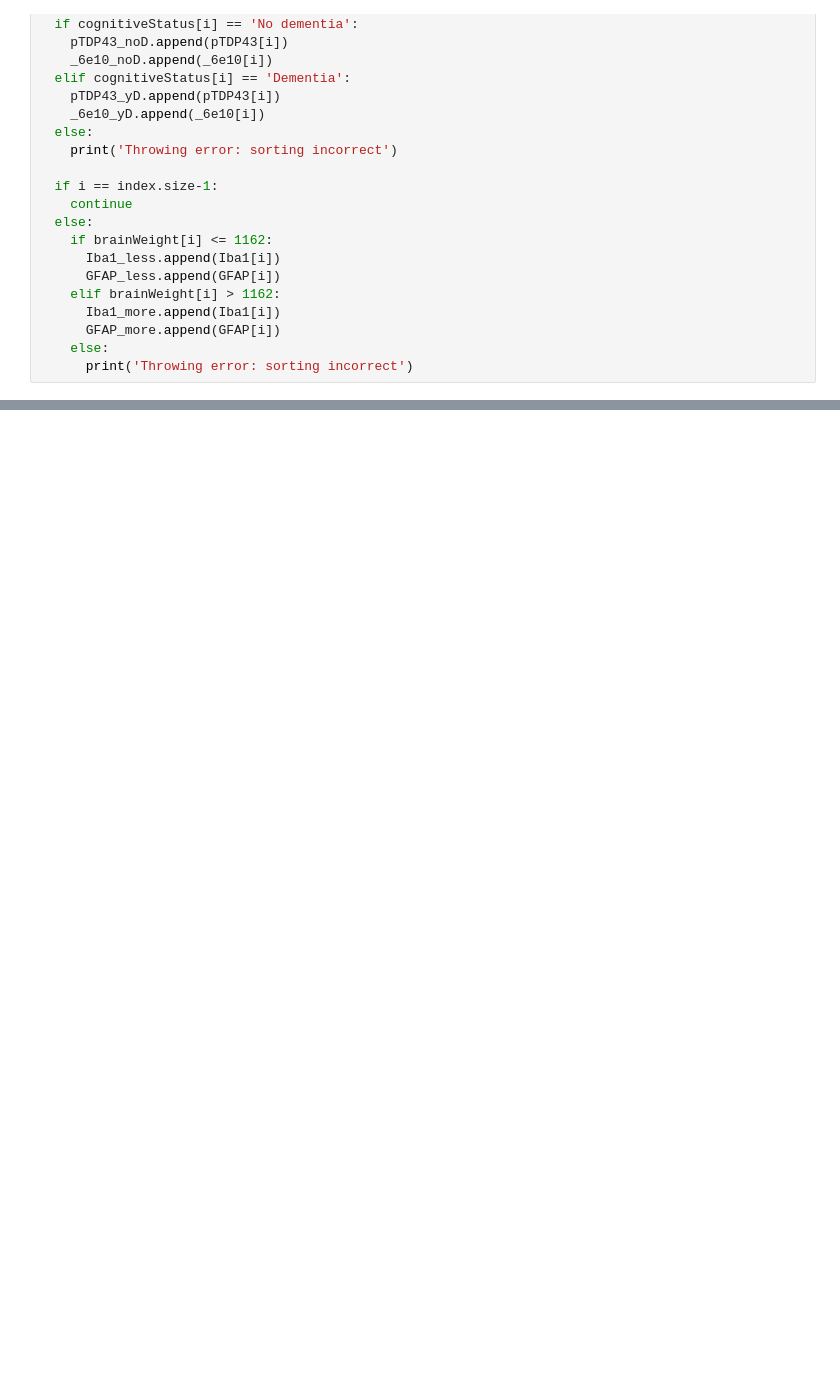
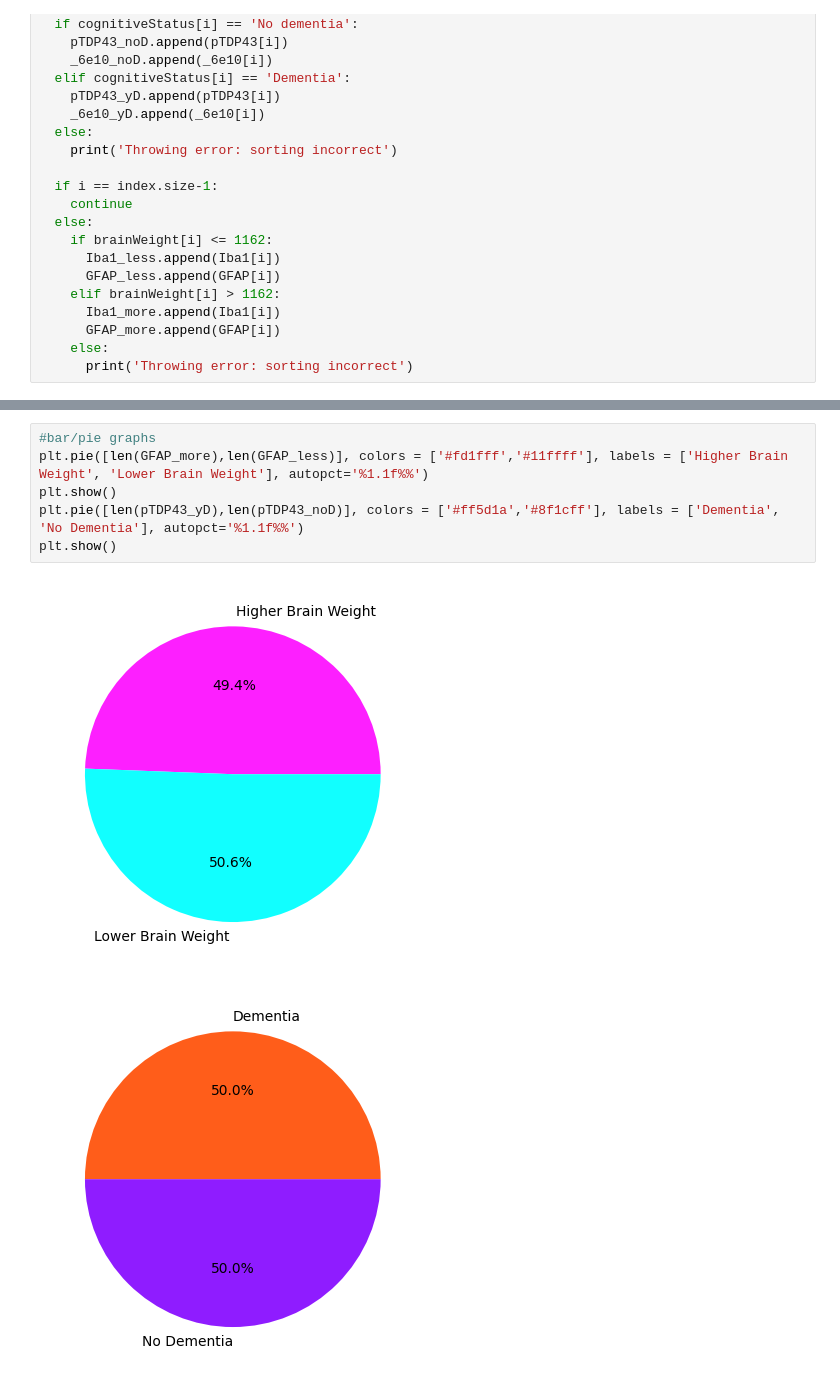
Before and after one commit to lindseyhuppin/Neur265Work, a Jupyter notebook: finalProject/FinalPosterPresentation.ipynb, the cells around one changed output, grey strips where cells are left out. Drawn from its saved outputs; the diff is of its cells as text; blank space fills up the shorter version.

```diff
--- a/finalProject/FinalPosterPresentation.ipynb
+++ b/finalProject/FinalPosterPresentation.ipynb
@@ -130,3 +115,12 @@ plt.show()
+# %%
+#bar/pie graphs
+plt.pie([len(GFAP_more),len(GFAP_less)], colors = ['#fd1fff','#11ffff'], labels = ['Higher Brain Weight', 'Lower Brain Weight'], autopct='%1.1f%%')
+plt.show()
+plt.pie([len(pTDP43_yD),len(pTDP43_noD)], colors = ['#ff5d1a','#8f1cff'], labels = ['Dementia', 'No Dementia'], autopct='%1.1f%%')
+plt.show()
+# %% [output]
+[figure, added]
+[figure, added]
 # %%
 #scatter plots
 plt.plot(pTDP43_noD,_6e10_noD,'.', color = '#ff8d1acf')
```
Also changed, not shown: parts of 10 cells of this notebook.
